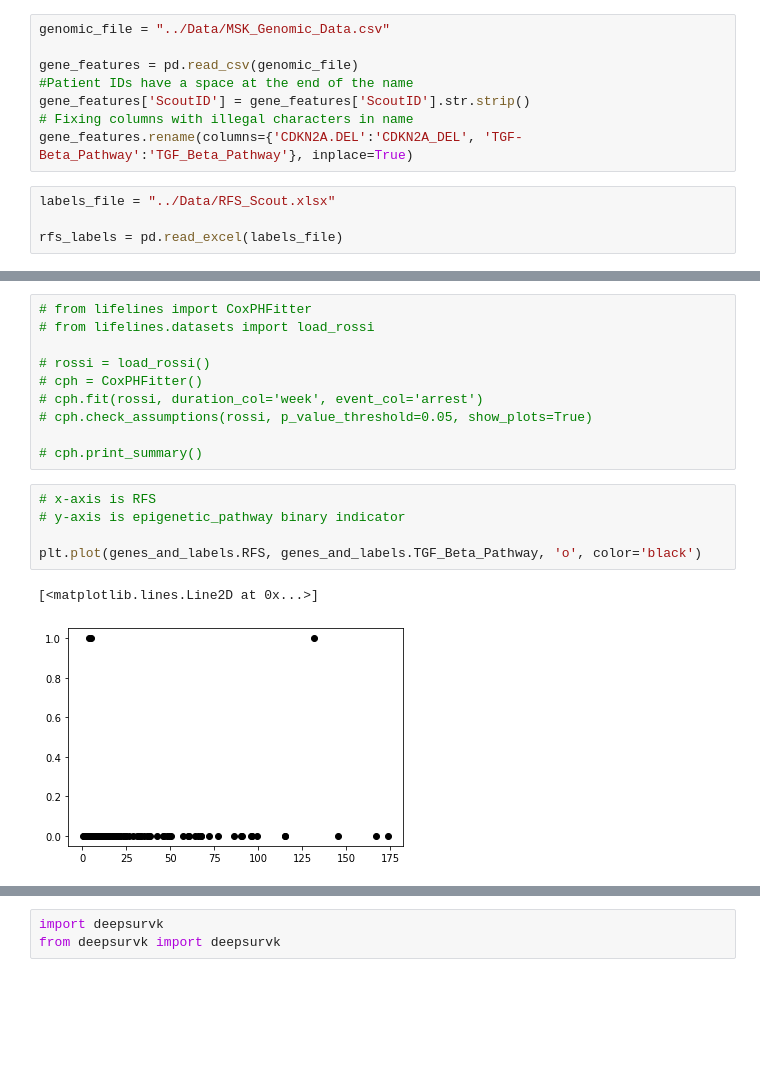
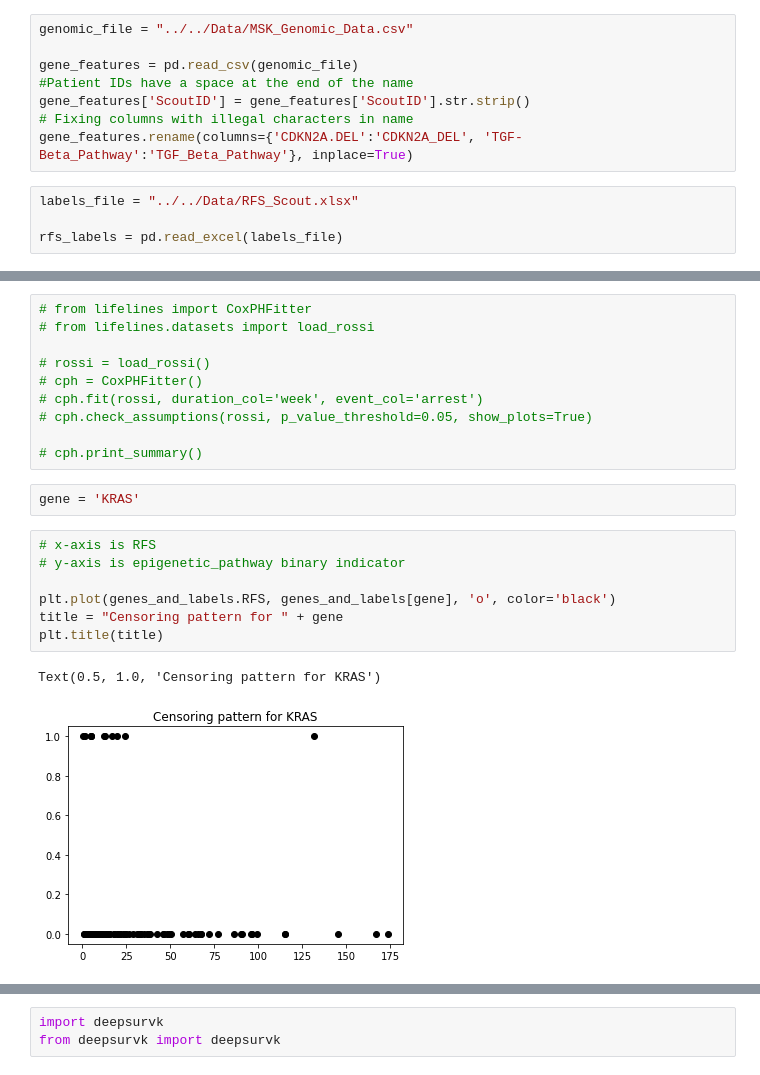
Before and after one commit to strixy16/deep-icc, a Jupyter notebook: data_exploration/explore_genetics.ipynb, the cells around one changed output, grey strips where cells are left out. Drawn from its saved outputs; the diff is of its cells as text; blank space fills up the shorter version.

Commit message:
Worked on getting plots from these analyses

```diff
--- a/data_exploration/explore_genetics.ipynb
+++ b/data_exploration/explore_genetics.ipynb
@@ -16,5 +14,5 @@ ModuleNotFoundError: No module named 'kerastuner'
 # %%
-genomic_file = "../Data/MSK_Genomic_Data.csv"
+genomic_file = "../../Data/MSK_Genomic_Data.csv"
 
 gene_features = pd.read_csv(genomic_file)
 #Patient IDs have a space at the end of the name
@@ -22,7 +20,7 @@ gene_features['ScoutID'] = gene_features['ScoutID'].str.strip()
 # Fixing columns with illegal characters in name
 gene_features.rename(columns={'CDKN2A.DEL':'CDKN2A_DEL', 'TGF-Beta_Pathway':'TGF_Beta_Pathway'}, inplace=True)
 # %%
-labels_file = "../Data/RFS_Scout.xlsx"
+labels_file = "../../Data/RFS_Scout.xlsx"
 
 rfs_labels = pd.read_excel(labels_file)
 # %%
@@ -65,12 +69,16 @@ genes_and_labels.head()
 # cph.check_assumptions(rossi, p_value_threshold=0.05, show_plots=True)
 
 # cph.print_summary()
+# %%
+gene = 'KRAS'
 # %%
 # x-axis is RFS
 # y-axis is epigenetic_pathway binary indicator
 
-plt.plot(genes_and_labels.RFS, genes_and_labels.TGF_Beta_Pathway, 'o', color='black')
+plt.plot(genes_and_labels.RFS, genes_and_labels[gene], 'o', color='black')
+title = "Censoring pattern for " + gene
+plt.title(title)
 # %% [output]
-[<matplotlib.lines.Line2D at 0x...>]
+Text(0.5, 1.0, 'Censoring pattern for KRAS')
-[figure, old version]
+[figure, new version]
 # %%
```
Also changed, not shown: parts of 4 cells of this notebook.
